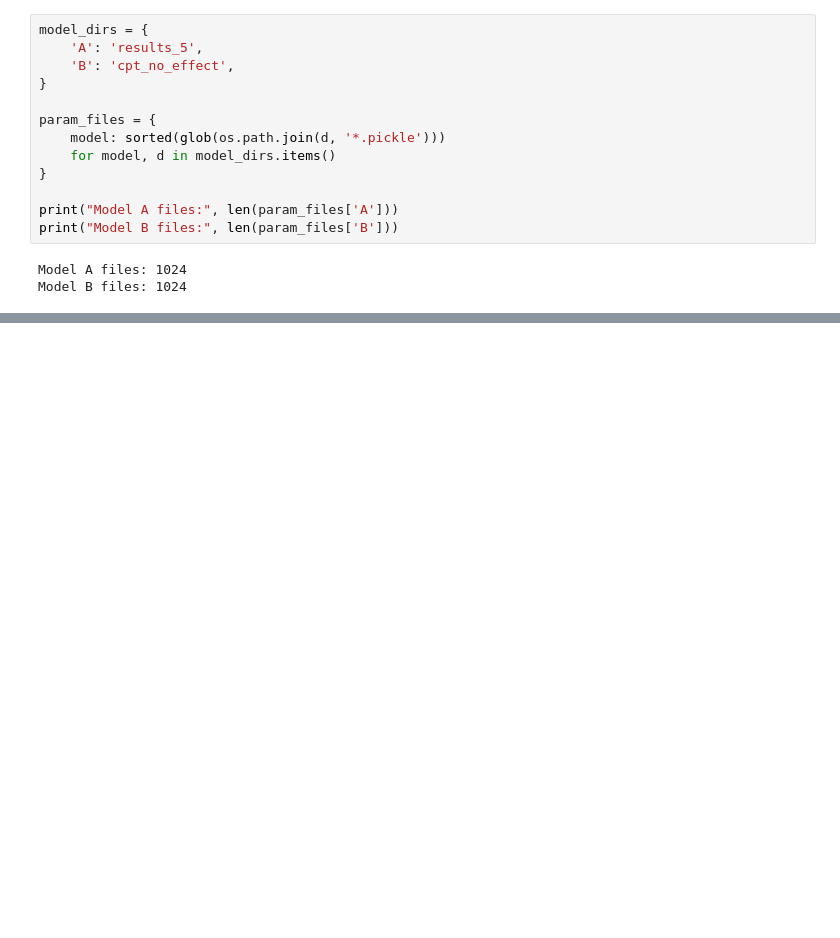
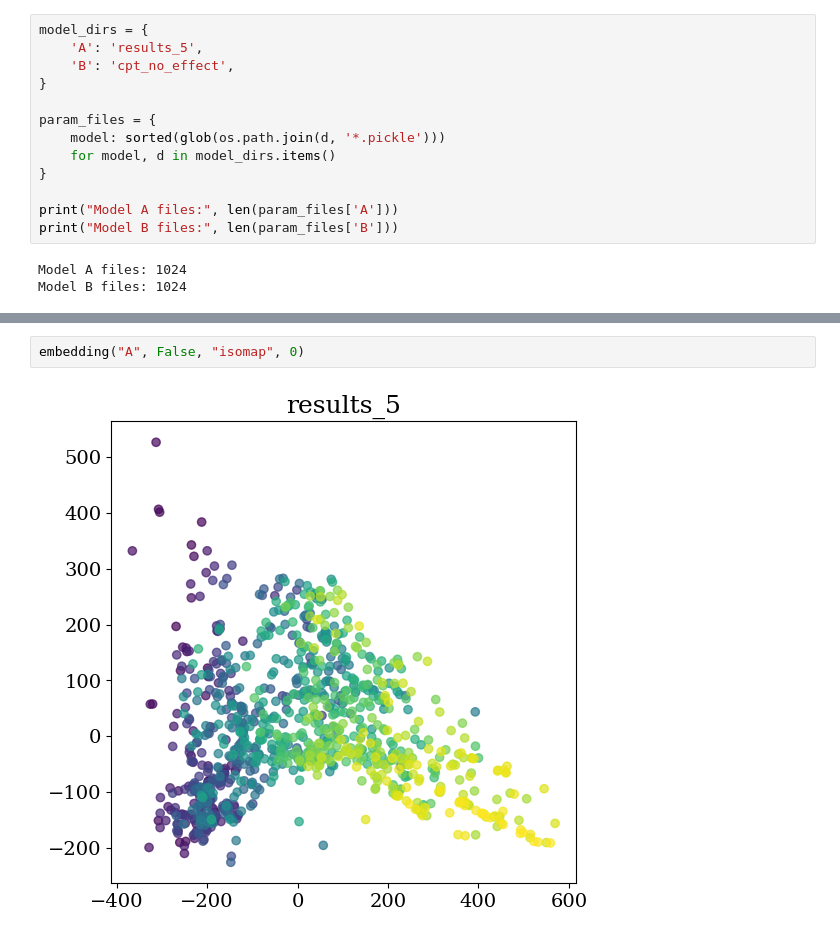
Before and after one commit to charlesaugdupont/cognitive-biases-endogenous-volatility, a Jupyter notebook: Embedding.ipynb, the cells around one changed output, grey strips where cells are left out. Saved outputs shown, nothing was run; the diff lists cells and outputs as text; blank space fills up the shorter version.

```diff
--- a/Embedding.ipynb
+++ b/Embedding.ipynb
@@ -243,0 +317,4 @@ plt.show()
+# %%
+embedding("A", False, "isomap", 0)
+# %% [output]
+[figure, added]
```
Also changed, not shown: parts of 17 cells of this notebook.
